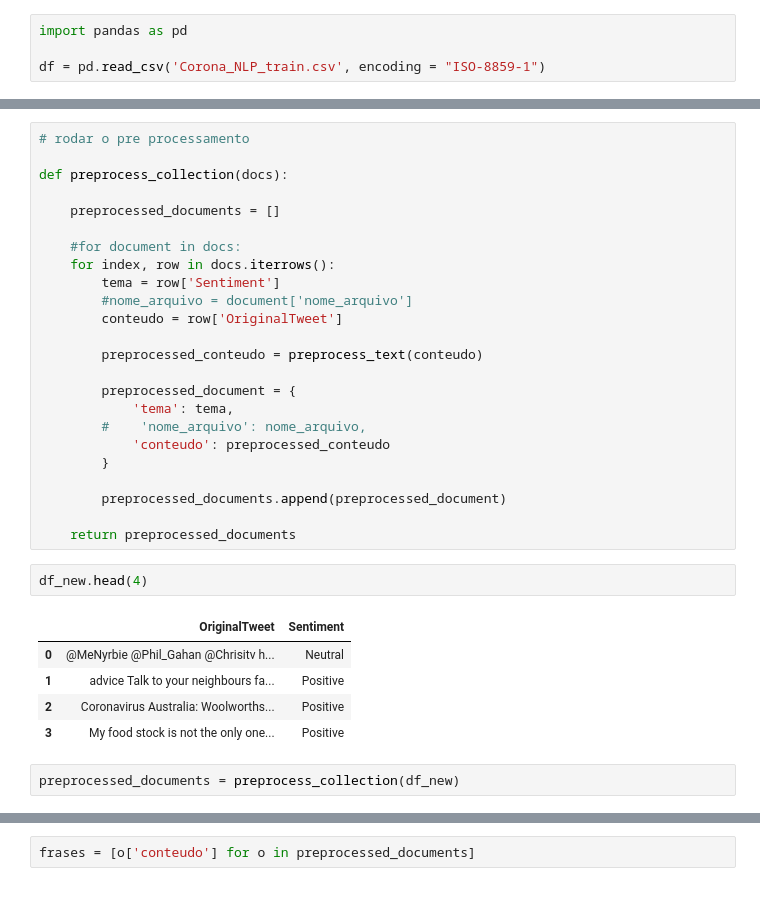
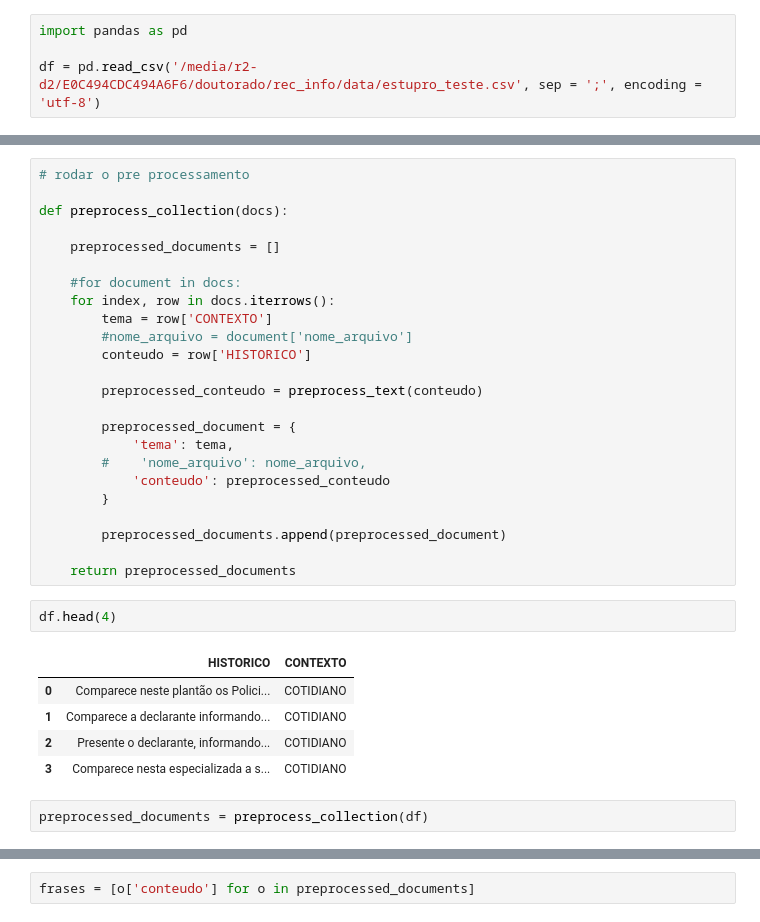
Before and after one commit to murilogoes/info-retrieval, a Jupyter notebook: bm25_covid.ipynb, the cells around one changed output, grey strips where cells are left out. Cells and saved outputs as stored; diff of their text form.

```diff
--- a/bm25_covid.ipynb
+++ b/bm25_covid.ipynb
@@ -1,7 +1,7 @@
 # %%
 import pandas as pd
 
-df = pd.read_csv('Corona_NLP_train.csv', encoding = "ISO-8859-1")
+df = pd.read_csv('/media/r2-d2/E0C494CDC494A6F6/doutorado/rec_info/data/estupro_teste.csv', sep = ';', encoding = 'utf-8')
 # %%
 df
 # %% [output]
@@ -97,9 +97,9 @@ def preprocess_collection(docs):
 
     #for document in docs:
     for index, row in docs.iterrows():
-        tema = row['Sentiment']
+        tema = row['CONTEXTO']
         #nome_arquivo = document['nome_arquivo']
-        conteudo = row['OriginalTweet']
+        conteudo = row['HISTORICO']
 
         preprocessed_conteudo = preprocess_text(conteudo)
 
@@ -113,12 +113,12 @@ def preprocess_collection(docs):
 
     return preprocessed_documents
 # %%
-df_new.head(4)
+df.head(4)
 # %% [output]
-|  | OriginalTweet | Sentiment |
-| 0 | @MeNyrbie @Phil_Gahan @Chrisitv h... | Neutral |
-| 1 | advice Talk to your neighbours fa... | Positive |
-| 2 | Coronavirus Australia: Woolworths... | Positive |
-| 3 | My food stock is not the only one... | Positive |
+|  | HISTORICO | CONTEXTO |
+| 0 | Comparece neste plantão os Polici... | COTIDIANO |
+| 1 | Comparece a declarante informando... | COTIDIANO |
+| 2 | Presente o declarante, informando... | COTIDIANO |
+| 3 | Comparece nesta especializada a s... | COTIDIANO |
 # %%
-preprocessed_documents = preprocess_collection(df_new)
+preprocessed_documents = preprocess_collection(df)
```
Also changed, not shown: parts of 22 cells of this notebook, 10 other files.
